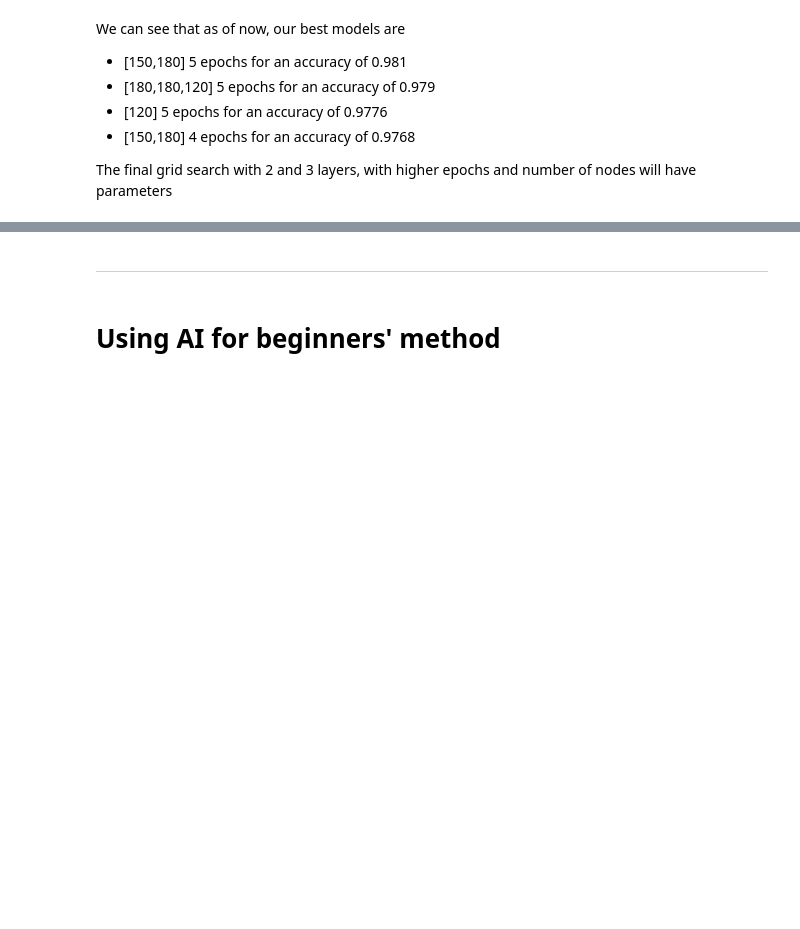
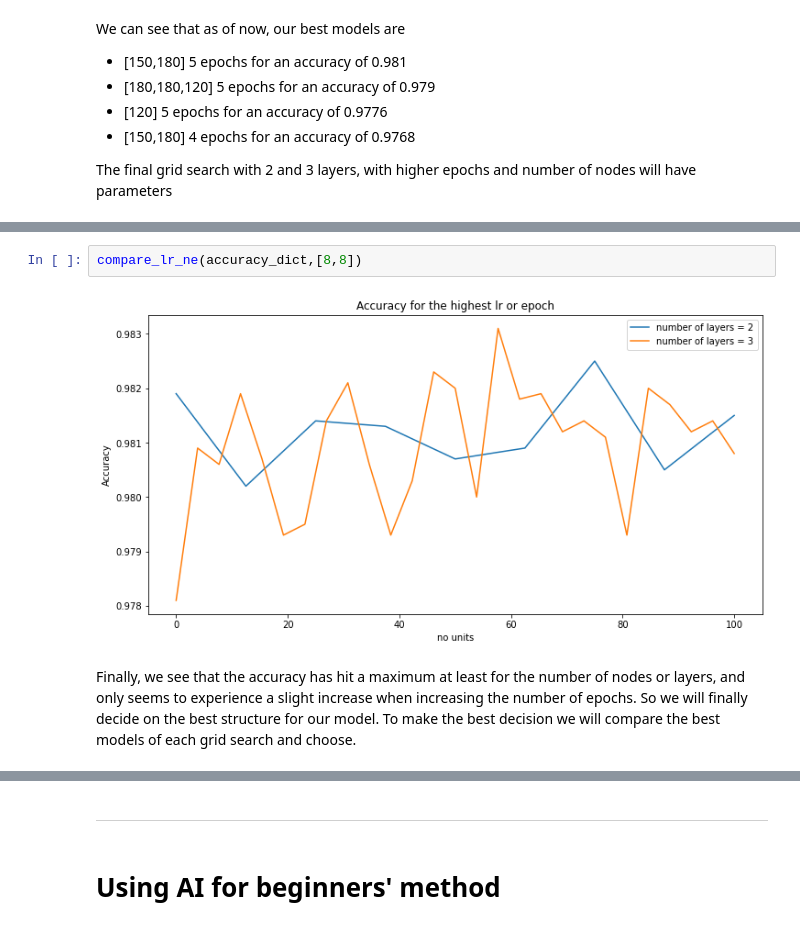
Before and after one commit to Oriol23/Making-a-perceptron-from-scratch, a Jupyter notebook: Multi layered perceptron.ipynb, the cells around one changed output, grey strips where cells are left out. Cells and saved outputs as stored; diff of their text form; blank space fills up the shorter version.

```diff
--- a/Multi layered perceptron.ipynb
+++ b/Multi layered perceptron.ipynb
@@ -848,0 +857,6 @@ SyntaxError: invalid syntax (<ipython-input-101-cea14dea96c0>, line 1)
+# %%
+compare_lr_ne(accuracy_dict,[8,8])
+# %% [output]
+[figure, added]
+# %% [markdown]
+Finally, we see that the accuracy has hit a maximum at least for the number of nodes or layers, and only seems to experience a slight increase when increasing the number of epochs. So we will finally decide on the best structure for our model. To make the best decision we will compare the best models of each grid search and choose.
```
Also changed, not shown: parts of 23 cells of this notebook, 1 other file.
